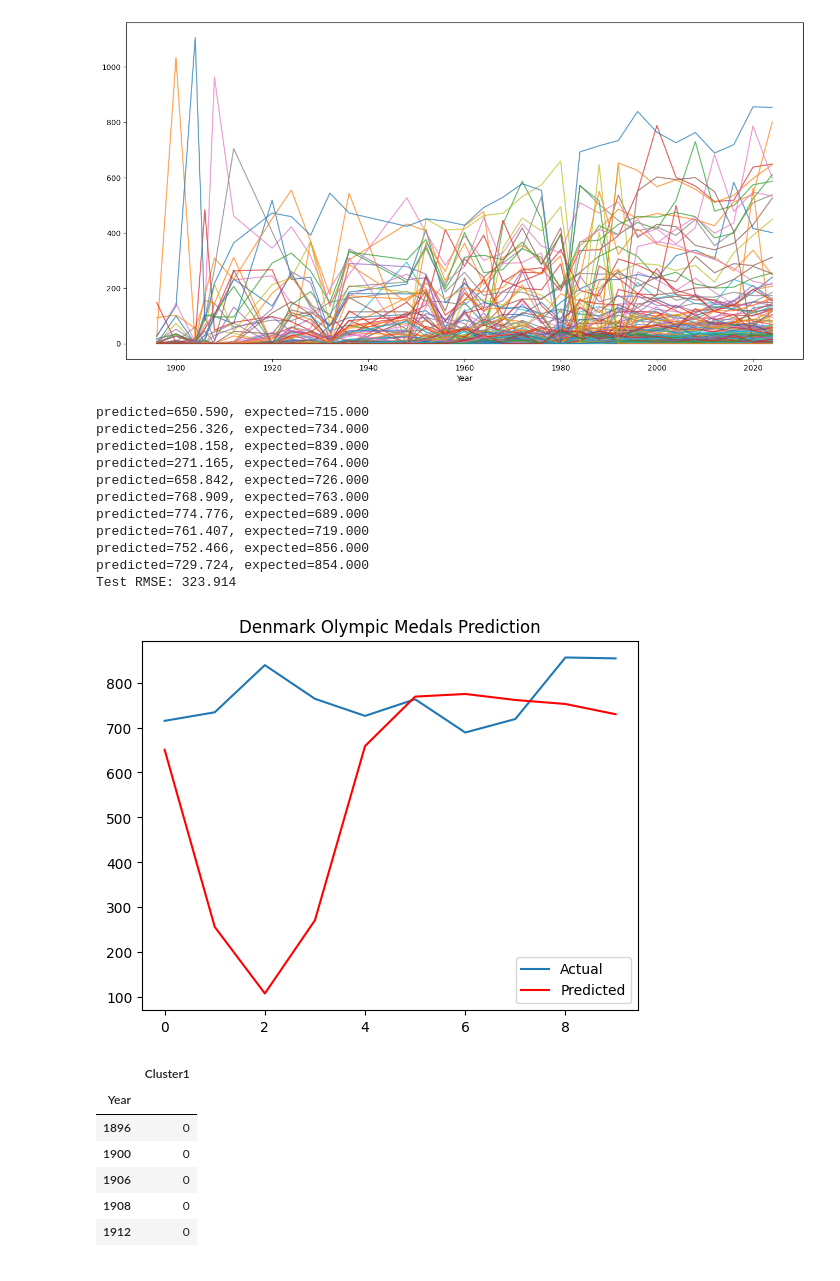
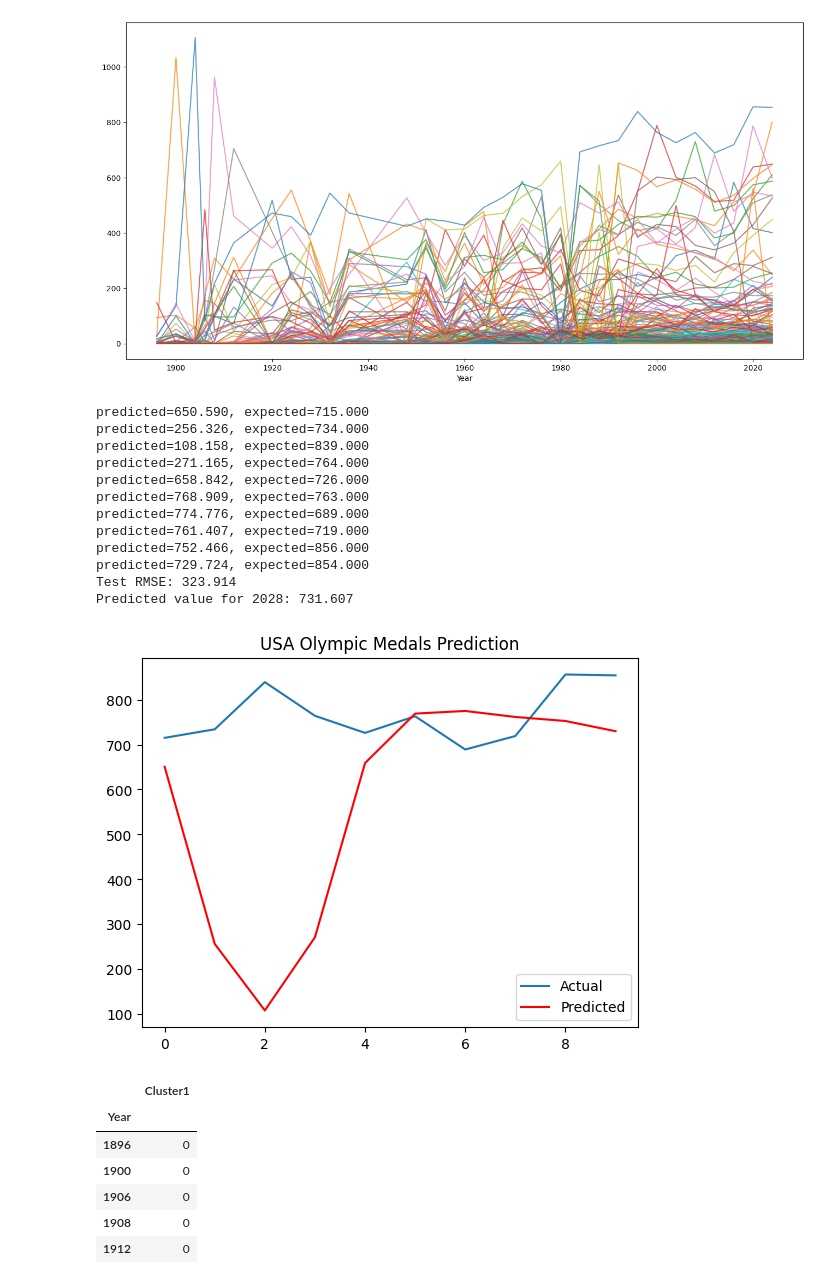
Before and after one commit to cynthiaWEpicCoder/MCM, a Jupyter notebook: ARIMAnew.ipynb, the cells around one changed output. Saved outputs shown, nothing was run; the diff lists cells and outputs as text; code cells hidden in the pictures.

```diff
--- a/ARIMAnew.ipynb
+++ b/ARIMAnew.ipynb
@@ -56,35 +57,41 @@ for t in range(len(test)):
     model = ARIMA(history, order=(5, 1, 0))  # ARIMA(p=5, d=1, q=0)
     model_fit = model.fit()
     yhat = model_fit.forecast()[0]
     predictions.append(yhat)
     obs = test[t]
     history.append(obs)
     print(f'predicted={yhat:.3f}, expected={obs:.3f}')
 
 # evaluate rmse
 rmse = sqrt(mean_squared_error(test, predictions))
 print(f'Test RMSE: {rmse:.3f}')
 
+model = ARIMA(history, order=(5, 1, 0))  # ARIMA(p=5, d=1, q=0) with the most recent data
+model_fit = model.fit()
+next_prediction = model_fit.forecast()[0]
+print(f'Predicted value for 2028: {next_prediction:.3f}')
+
 # plot forecasts against actual outcomes
 plt.clf()
 plt.plot(test, label='Actual')
 plt.plot(predictions, color='red', label='Predicted')
 plt.legend()
-plt.title("Denmark Olympic Medals Prediction")
+plt.title("USA Olympic Medals Prediction")
 plt.show()
 # %% [output]
 predicted=650.590, expected=715.000
 predicted=256.326, expected=734.000
 predicted=108.158, expected=839.000
 predicted=271.165, expected=764.000
 predicted=658.842, expected=726.000
 predicted=768.909, expected=763.000
 predicted=774.776, expected=689.000
 predicted=761.407, expected=719.000
 predicted=752.466, expected=856.000
 predicted=729.724, expected=854.000
 Test RMSE: 323.914
+Predicted value for 2028: 731.607
-[figure, old version]
+[figure, new version]
 # %%
 data = pd.read_csv('finalData.csv',index_col=0)
 # %%
```
Also changed, not shown: parts of 9 cells of this notebook, 4 other files.
